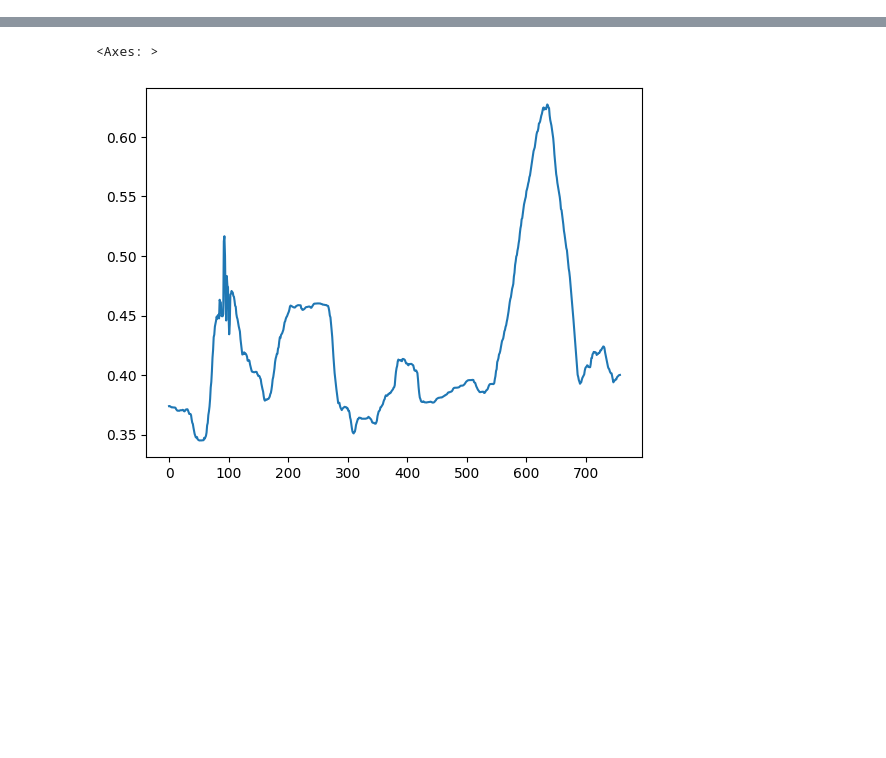
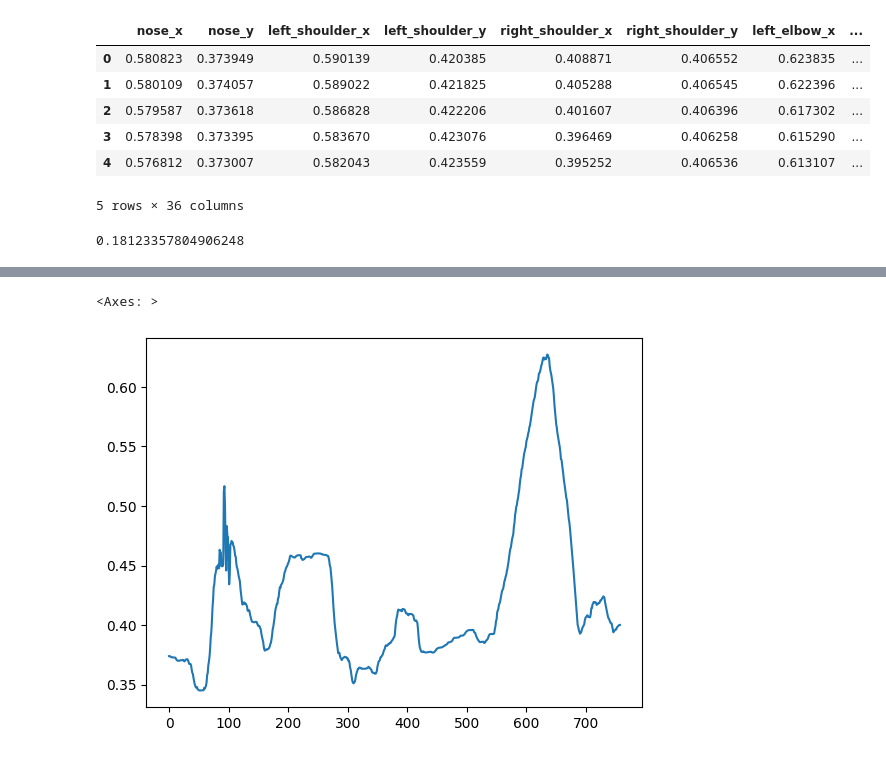
Before and after one commit to MateuszKunik/StrengthCoach, a Jupyter notebook: notebooks/0.1-mkunik-data-generation.ipynb, the cells around one changed output, grey strips where cells are left out. Drawn from its saved outputs; the diff is of its cells as text; code cells hidden in the pictures; blank space fills up the shorter version.

```diff
--- a/notebooks/0.1-mkunik-data-generation.ipynb
+++ b/notebooks/0.1-mkunik-data-generation.ipynb
@@ -107,5 +20,5 @@ def generate_dataframe(source, mp_pose, mp_drawing, custom_pose, detection_confi
 # %%
-main_path = Path('../data/raw/deadlift/')
+main_path = Path('../data/raw/squat/')
 dataframe = prepare_dataframe(pose)
 
 for file_path in main_path.iterdir():
@@ -118,3 +31,21 @@ for file_path in main_path.iterdir():
     )
 
     dataframe = pd.concat([dataframe, tmp], ignore_index=True)
+    break
+# %%
+df = dataframe.iloc[:, 2:]
+
+df2 = df.iloc[:, [col_idx for col_idx in range(df.shape[1]) if col_idx % 3 != 2]]
+df2.head()
+# %% [output]
+|  | nose_x | nose_y | left_shoulder_x | left_shoulder_y | right_shoulder_x | right_shoulder_y | left_elbow_x | ... |
+| 0 | 0.580823 | 0.373949 | 0.590139 | 0.420385 | 0.408871 | 0.406552 | 0.623835 | ... |
+| 1 | 0.580109 | 0.374057 | 0.589022 | 0.421825 | 0.405288 | 0.406545 | 0.622396 | ... |
+| 2 | 0.579587 | 0.373618 | 0.586828 | 0.422206 | 0.401607 | 0.406396 | 0.617302 | ... |
+| 3 | 0.578398 | 0.373395 | 0.583670 | 0.423076 | 0.396469 | 0.406258 | 0.615290 | ... |
+| 4 | 0.576812 | 0.373007 | 0.582043 | 0.423559 | 0.395252 | 0.406536 | 0.613107 | ... |
+5 rows × 36 columns
+# %%
+(df['left_shoulder_z'] + df['right_shoulder_z']).mean()
+# %% [output]
+0.18123357804906248
```
Also changed, not shown: parts of 23 cells of this notebook, 1 other file.
